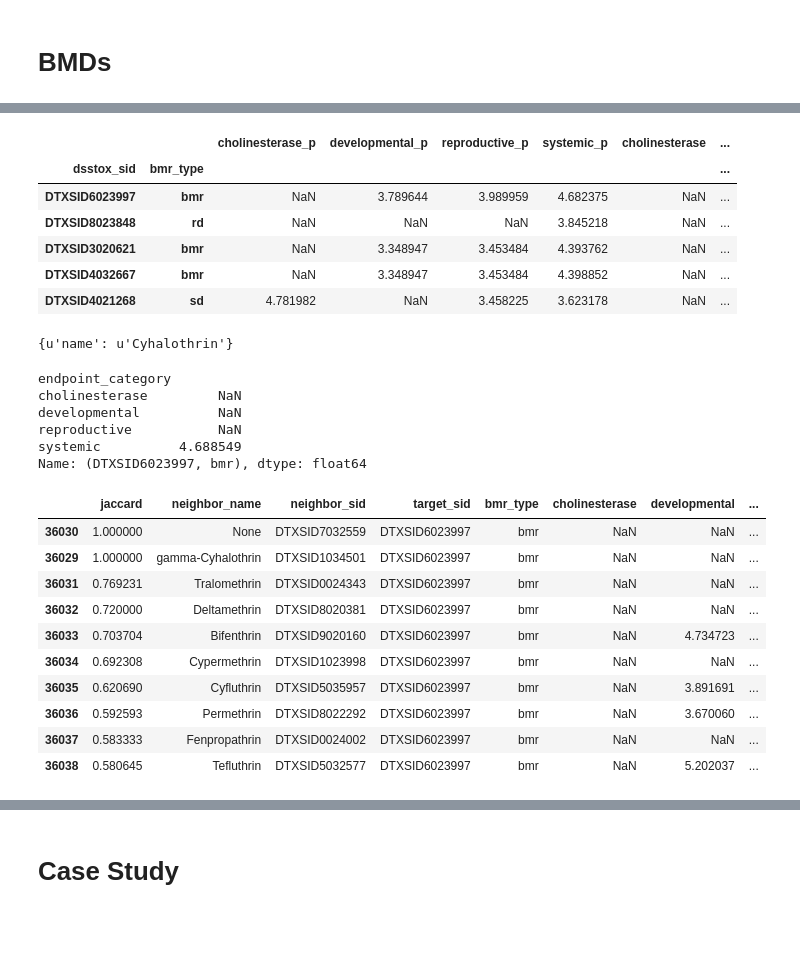
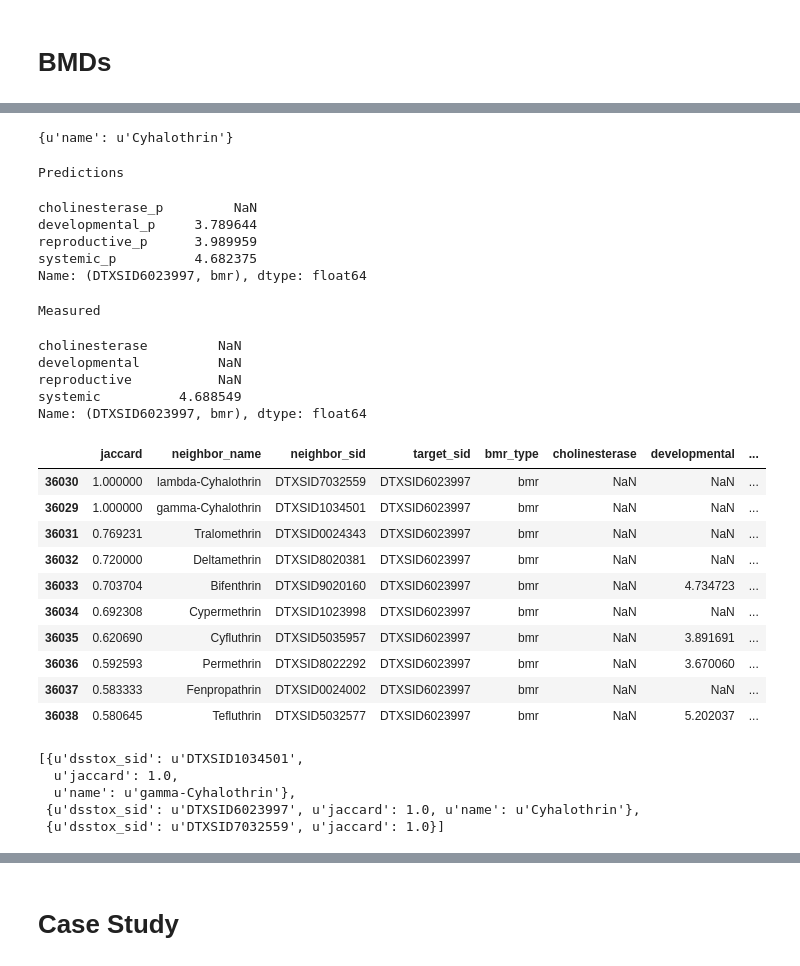
Before and after one commit to georgehelman/genra, a Jupyter notebook: notebooks/rax/rax-genra-toxref.ipynb, the cells around one changed output, grey strips where cells are left out. Saved outputs shown, nothing was run; the diff lists cells and outputs as text; code cells hidden in the pictures; blank space fills up the shorter version.

```diff
--- a/notebooks/rax/rax-genra-toxref.ipynb
+++ b/notebooks/rax/rax-genra-toxref.ipynb
@@ -505,2 +240,12 @@ Name: DTXSID0034851, dtype: float64
+# %%
+#Bad prediction
+sid='DTXSID5031131'
+dsstox.find_one({'dsstox_sid':sid},{'_id':0,'name':1})
+row=loael_predictions.loc[sid]
+print('Predictions')
+row[[category+'_p' for category in categories]]
+print('Measured')
+row[categories]
+loael_neighbors[(loael_neighbors['target_sid']==sid) & (pd.notnull(loael_neighbors['systemic']))].iloc[0:10]
 # %%
 loael_agg.head()
@@ -763,15 +397,0 @@ ranked_bmds.sort_values('rank')
-# %%
-#BMD best results
-ranked_bmds=bmd_predictions.copy()
-ranked_bmds['rank']=ranked_bmds.apply(ranker,axis='columns')
-ranked_bmds=ranked_bmds.loc[bmd_gt9]
-ranked_bmds=ranked_bmds.sort_values('rank')
-ranked_bmds.head()
-# %% [output]
-|  |  | cholinesterase_p | developmental_p | reproductive_p | systemic_p | cholinesterase | ... |
-| dsstox_sid | bmr_type |  |  |  |  |  | ... |
-| DTXSID6023997 | bmr | NaN | 3.789644 | 3.989959 | 4.682375 | NaN | ... |
-| DTXSID8023848 | rd | NaN | NaN | NaN | 3.845218 | NaN | ... |
-| DTXSID3020621 | bmr | NaN | 3.348947 | 3.453484 | 4.393762 | NaN | ... |
-| DTXSID4032667 | bmr | NaN | 3.348947 | 3.453484 | 4.398852 | NaN | ... |
-| DTXSID4021268 | sd | 4.781982 | NaN | 3.458225 | 3.623178 | NaN | ... |
@@ -780,19 +398,30 @@ DB['chemotypes'].find_one({'name':{'$exists':True}})
 # %%
+#BMD good prediction
 sid='DTXSID6023997'
 bmr_type='bmr'
 dsstox.find_one({'dsstox_sid':sid},{'_id':0,'name':1})
-bmd_agg.loc[sid,bmr_type]
+row=bmd_predictions.loc[sid,bmr_type]
+print('Predictions')
+row[[category+'_p' for category in categories]]
+print('Measured')
+row[categories]
 bmd_neighbors[(bmd_neighbors['target_sid']==sid) & (bmd_neighbors['bmr_type']==bmr_type) & (pd.notnull(bmd_neighbors['systemic']))].iloc[0:10]
 # %% [output]
 {u'name': u'Cyhalothrin'}
-endpoint_category
-cholinesterase         NaN
-developmental          NaN
-reproductive           NaN
-systemic          4.688549
-Name: (DTXSID6023997, bmr), dtype: float64
+Predictions
+cholinesterase_p         NaN
+developmental_p     3.789644
+reproductive_p      3.989959
+systemic_p          4.682375
+Name: (DTXSID6023997, bmr), dtype: float64
+Measured
+cholinesterase         NaN
+developmental          NaN
+reproductive           NaN
+systemic          4.688549
+Name: (DTXSID6023997, bmr), dtype: float64
 |  | jaccard | neighbor_name | neighbor_sid | target_sid | bmr_type | cholinesterase | developmental | ... |
-| 36030 | 1.000000 | None | DTXSID7032559 | DTXSID6023997 | bmr | NaN | NaN | ... |
+| 36030 | 1.000000 | lambda-Cyhalothrin | DTXSID7032559 | DTXSID6023997 | bmr | NaN | NaN | ... |
 | 36029 | 1.000000 | gamma-Cyhalothrin | DTXSID1034501 | DTXSID6023997 | bmr | NaN | NaN | ... |
 | 36031 | 0.769231 | Tralomethrin | DTXSID0024343 | DTXSID6023997 | bmr | NaN | NaN | ... |
 | 36032 | 0.720000 | Deltamethrin | DTXSID8020381 | DTXSID6023997 | bmr | NaN | NaN | ... |
@@ -802,3 +431,11 @@ Name: (DTXSID6023997, bmr), dtype: float64
 | 36036 | 0.592593 | Permethrin | DTXSID8022292 | DTXSID6023997 | bmr | NaN | 3.670060 | ... |
 | 36037 | 0.583333 | Fenpropathrin | DTXSID0024002 | DTXSID6023997 | bmr | NaN | NaN | ... |
 | 36038 | 0.580645 | Tefluthrin | DTXSID5032577 | DTXSID6023997 | bmr | NaN | 5.202037 | ... |
+# %%
+searchCollByFP('DTXSID6023997',s0=.9,SID=bmd_sids,DB=DB,col='chemotypes',fpn='chemotypes')
+# %% [output]
+[{u'dsstox_sid': u'DTXSID1034501',
+  u'jaccard': 1.0,
+  u'name': u'gamma-Cyhalothrin'},
+ {u'dsstox_sid': u'DTXSID6023997', u'jaccard': 1.0, u'name': u'Cyhalothrin'},
+ {u'dsstox_sid': u'DTXSID7032559', u'jaccard': 1.0}]
```
Also changed, not shown: parts of 48 cells of this notebook.
